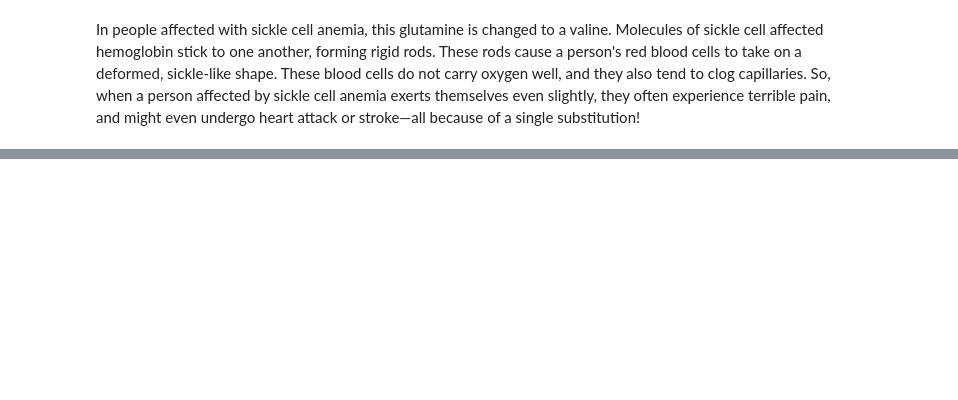
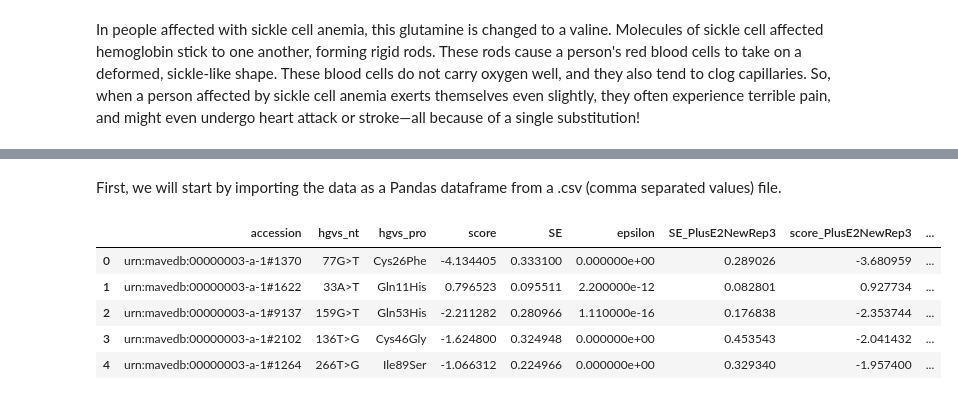
Before and after one commit to kritishukla11/Teaching-Notebooks, a Jupyter notebook: Working With Proteins From The PDB.ipynb, the cells around one changed output, grey strips where cells are left out. Saved outputs shown, nothing was run; the diff lists cells and outputs as text; code cells hidden in the pictures; blank space fills up the shorter version.

```diff
--- a/Working With Proteins From The PDB.ipynb
+++ b/Working With Proteins From The PDB.ipynb
@@ -64,0 +69,13 @@ In people affected with sickle cell anemia, this glutamine is changed to a valin
+# %% [markdown]
+First, we will start by importing the data as a Pandas dataframe from a .csv (comma separated values) file.
+# %%
+import pandas as pd # import the pandas package, which is a common data analysis package
+MAVEdata = pd.read_csv('BRCA1_MAVE_practicedata.csv') # import the csv data as a pandas dataframe
+MAVEdata # visualize the dataframe
+# %% [output]
+|  | accession | hgvs_nt | hgvs_pro | score | SE | epsilon | SE_PlusE2NewRep3 | score_PlusE2NewRep3 | ... |
+| 0 | urn:mavedb:00000003-a-1#1370 | 77G>T | Cys26Phe | -4.134405 | 0.333100 | 0.000000e+00 | 0.289026 | -3.680959 | ... |
+| 1 | urn:mavedb:00000003-a-1#1622 | 33A>T | Gln11His | 0.796523 | 0.095511 | 2.200000e-12 | 0.082801 | 0.927734 | ... |
+| 2 | urn:mavedb:00000003-a-1#9137 | 159G>T | Gln53His | -2.211282 | 0.280966 | 1.110000e-16 | 0.176838 | -2.353744 | ... |
+| 3 | urn:mavedb:00000003-a-1#2102 | 136T>G | Cys46Gly | -1.624800 | 0.324948 | 0.000000e+00 | 0.453543 | -2.041432 | ... |
+| 4 | urn:mavedb:00000003-a-1#1264 | 266T>G | Ile89Ser | -1.066312 | 0.224966 | 0.000000e+00 | 0.329340 | -1.957400 | ... |
```
Also changed, not shown: parts of 5 cells of this notebook.
